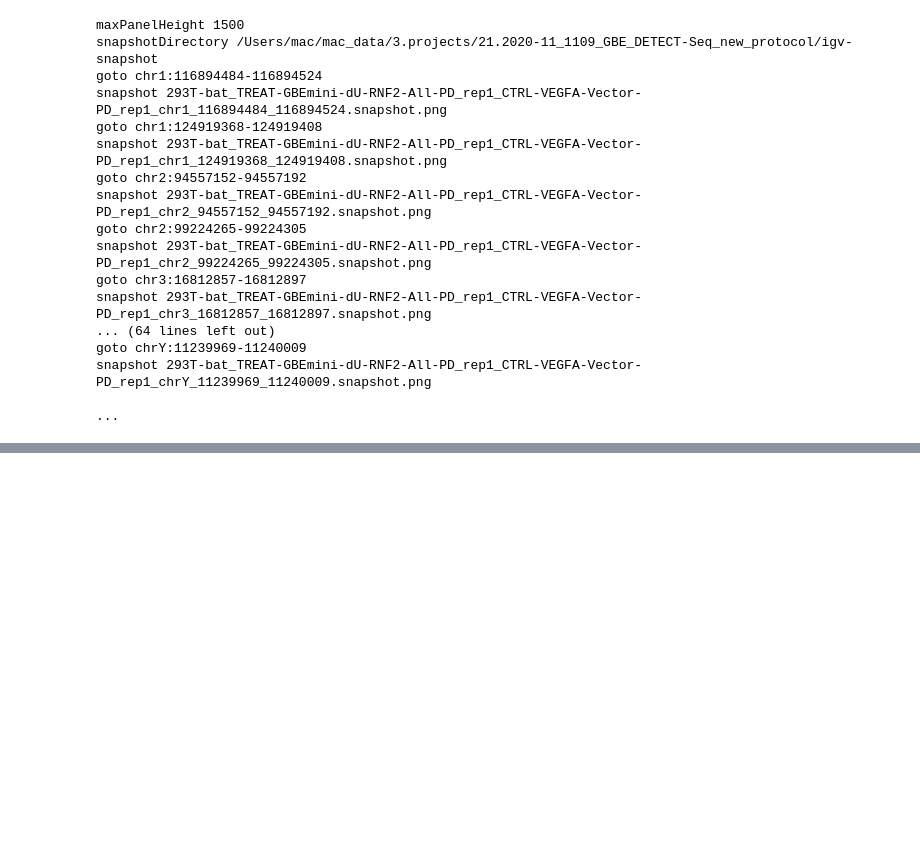
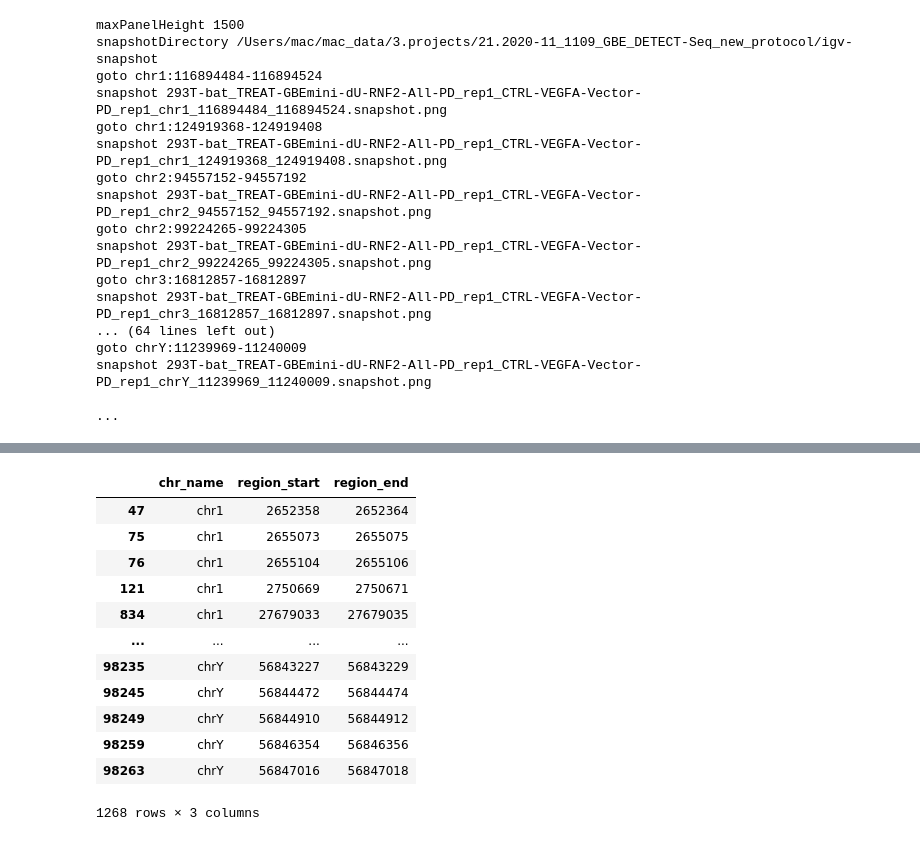
Before and after one commit to hermanzhaozzzz/snakepipes_detect-seq, a Jupyter notebook: step.03.after-snk.TEST_poisson-test_cutoff_and_call-peaks-homer-annotation.ipynb, the cells around one changed output, grey strips where cells are left out. Cells and saved outputs as stored; diff of their text form; code cells hidden in the pictures; blank space fills up the shorter version.

```diff
--- a/step.03.after-snk.TEST_poisson-test_cutoff.ipynb
+++ b/step.03.after-snk.TEST_poisson-test_cutoff_and_call-peaks-homer-annotation.ipynb
@@ -107,0 +139,17 @@ snapshot 293T-bat_TREAT-GBEmini-dU-RNF2-All-PD_rep1_CTRL-VEGFA-Vector-PD_rep1_ch
+# %%
+df_final = df[['chr_name','region_start','region_end']]
+df_final
+# %% [output]
+|  | chr_name | region_start | region_end |
+| 47 | chr1 | 2652358 | 2652364 |
+| 75 | chr1 | 2655073 | 2655075 |
+| 76 | chr1 | 2655104 | 2655106 |
+| 121 | chr1 | 2750669 | 2750671 |
+| 834 | chr1 | 27679033 | 27679035 |
+| ... | ... | ... | ... |
+| 98235 | chrY | 56843227 | 56843229 |
+| 98245 | chrY | 56844472 | 56844474 |
+| 98249 | chrY | 56844910 | 56844912 |
+| 98259 | chrY | 56846354 | 56846356 |
+| 98263 | chrY | 56847016 | 56847018 |
+1268 rows × 3 columns
```
Also changed, not shown: parts of 8 cells of this notebook, 15 other files.
